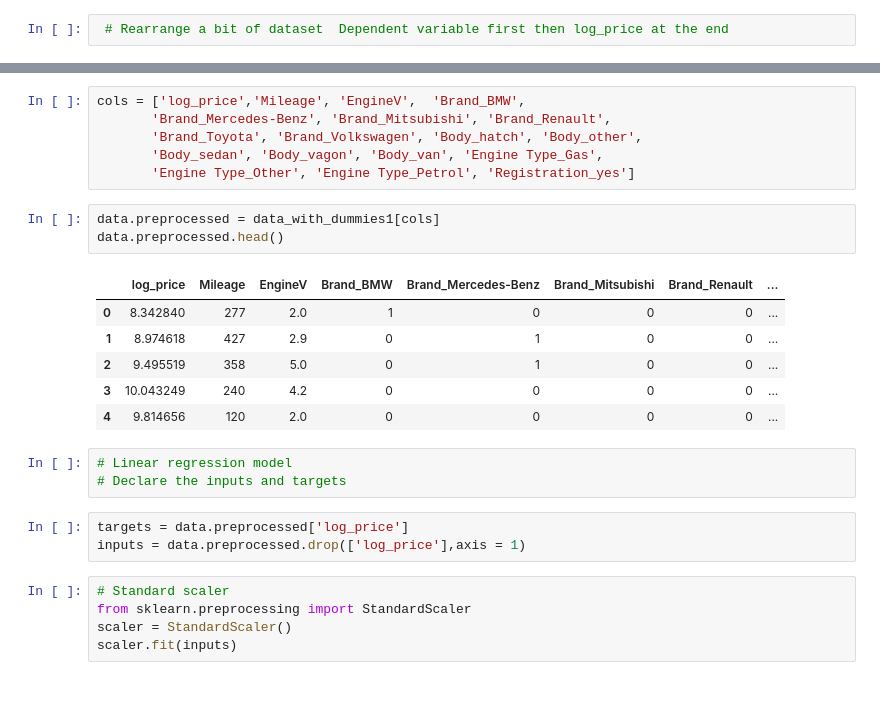
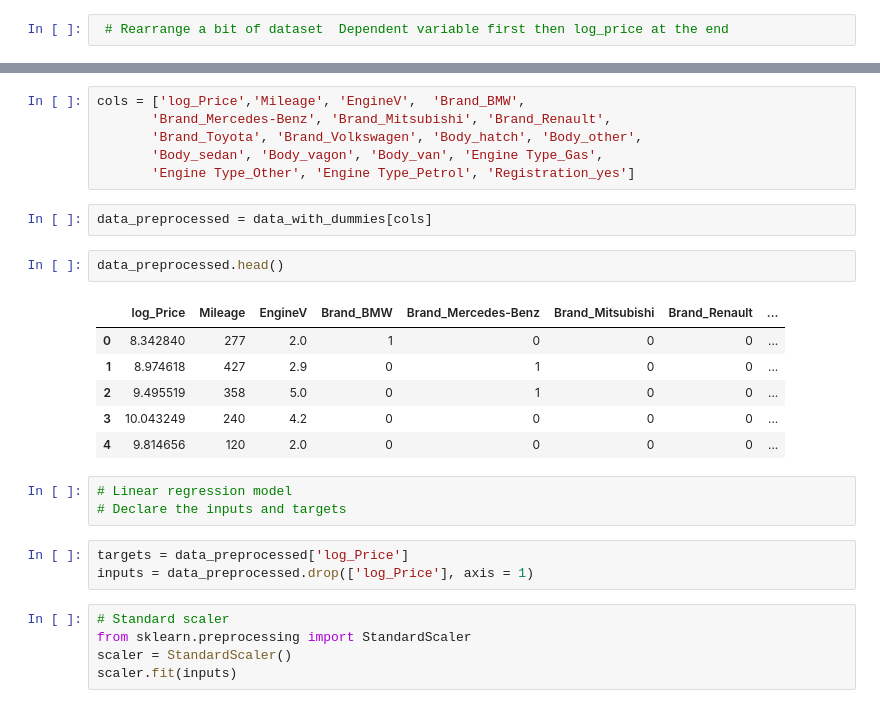
Before and after one commit to Sourabh535/My-Projects, a Jupyter notebook: Car_Price_Prediction.ipynb, the cells around one changed output, grey strips where cells are left out. Cells and saved outputs as stored; diff of their text form.

```diff
--- a/Car_Price_Prediction.ipynb
+++ b/Car_Price_Prediction.ipynb
@@ -381,27 +398,28 @@ array(['Mileage', 'EngineV', 'log_price', 'Brand_BMW',
        'Engine Type_Other', 'Engine Type_Petrol', 'Registration_yes'],
       dtype=object)
 # %%
-cols = ['log_price','Mileage', 'EngineV',  'Brand_BMW',
+cols = ['log_Price','Mileage', 'EngineV',  'Brand_BMW',
        'Brand_Mercedes-Benz', 'Brand_Mitsubishi', 'Brand_Renault',
        'Brand_Toyota', 'Brand_Volkswagen', 'Body_hatch', 'Body_other',
        'Body_sedan', 'Body_vagon', 'Body_van', 'Engine Type_Gas',
        'Engine Type_Other', 'Engine Type_Petrol', 'Registration_yes']
-# %%
-data.preprocessed = data_with_dummies1[cols]
-data.preprocessed.head()
-# %% [output]
-|  | log_price | Mileage | EngineV | Brand_BMW | Brand_Mercedes-Benz | Brand_Mitsubishi | Brand_Renault | ... |
-| 0 | 8.342840 | 277 | 2.0 | 1 | 0 | 0 | 0 | ... |
-| 1 | 8.974618 | 427 | 2.9 | 0 | 1 | 0 | 0 | ... |
-| 2 | 9.495519 | 358 | 5.0 | 0 | 1 | 0 | 0 | ... |
-| 3 | 10.043249 | 240 | 4.2 | 0 | 0 | 0 | 0 | ... |
-| 4 | 9.814656 | 120 | 2.0 | 0 | 0 | 0 | 0 | ... |
+# %%
+data_preprocessed = data_with_dummies[cols]
+# %%
+data_preprocessed.head()
+# %% [output]
+|  | log_Price | Mileage | EngineV | Brand_BMW | Brand_Mercedes-Benz | Brand_Mitsubishi | Brand_Renault | ... |
+| 0 | 8.342840 | 277 | 2.0 | 1 | 0 | 0 | 0 | ... |
+| 1 | 8.974618 | 427 | 2.9 | 0 | 1 | 0 | 0 | ... |
+| 2 | 9.495519 | 358 | 5.0 | 0 | 1 | 0 | 0 | ... |
+| 3 | 10.043249 | 240 | 4.2 | 0 | 0 | 0 | 0 | ... |
+| 4 | 9.814656 | 120 | 2.0 | 0 | 0 | 0 | 0 | ... |
 # %%
 # Linear regression model
 # Declare the inputs and targets
 # %%
-targets = data.preprocessed['log_price']
-inputs = data.preprocessed.drop(['log_price'],axis = 1)
+targets = data_preprocessed['log_Price']
+inputs = data_preprocessed.drop(['log_Price'], axis = 1)
 # %%
 # Standard scaler
 from sklearn.preprocessing import StandardScaler
```
Also changed, not shown: parts of 12 cells of this notebook.
